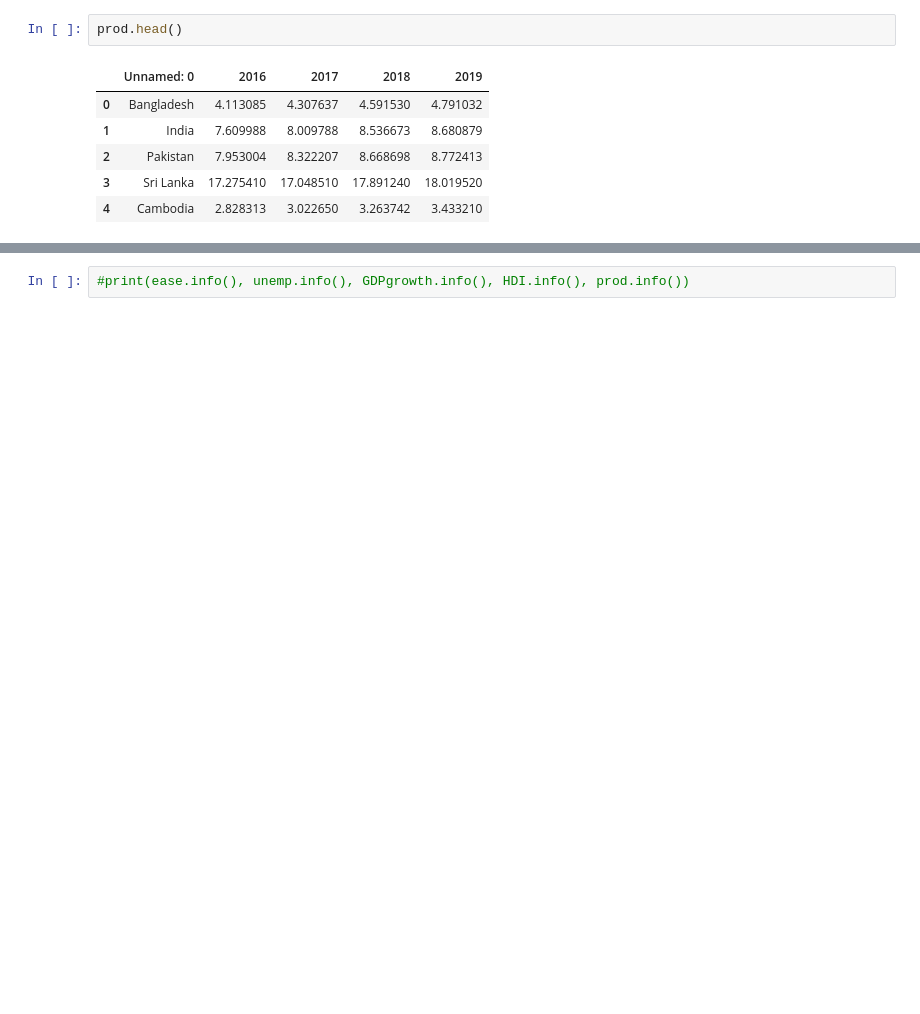
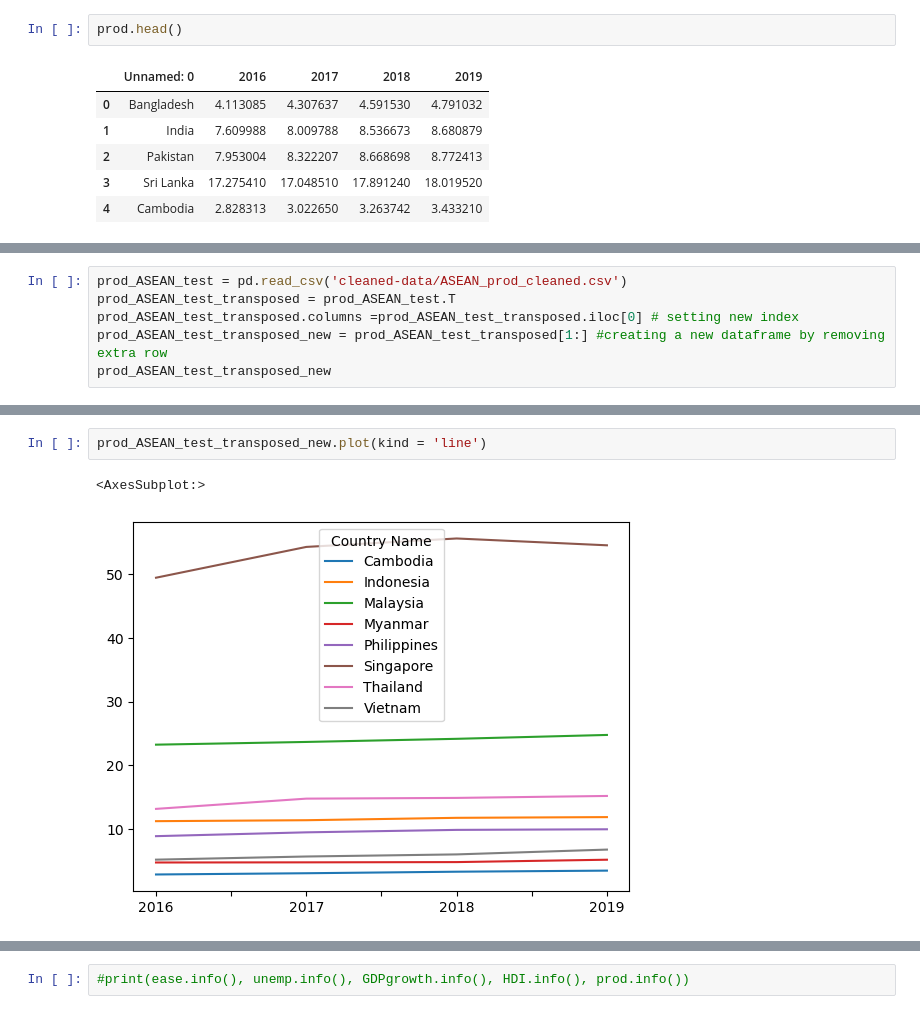
Before and after one commit to RuizLorenzoChavez/asean-datascience, a Jupyter notebook: GillCleaning.ipynb, the cells around one changed output, grey strips where cells are left out. Cells and saved outputs as stored; diff of their text form; blank space fills up the shorter version.

```diff
--- a/GillCleaning.ipynb
+++ b/GillCleaning.ipynb
@@ -360,0 +446,6 @@ prod.head()
+# %%
+prod_ASEAN_test = pd.read_csv('cleaned-data/ASEAN_prod_cleaned.csv')
+prod_ASEAN_test_transposed = prod_ASEAN_test.T
+prod_ASEAN_test_transposed.columns =prod_ASEAN_test_transposed.iloc[0] # setting new index
+prod_ASEAN_test_transposed_new = prod_ASEAN_test_transposed[1:] #creating a new dataframe by removing extra row
+prod_ASEAN_test_transposed_new
@@ -360,0 +458,5 @@ prod.head()
+# %%
+prod_ASEAN_test_transposed_new.plot(kind = 'line')
+# %% [output]
+<AxesSubplot:>
+[figure, added]
```
Also changed, not shown: parts of 18 cells of this notebook, 4 other files.
